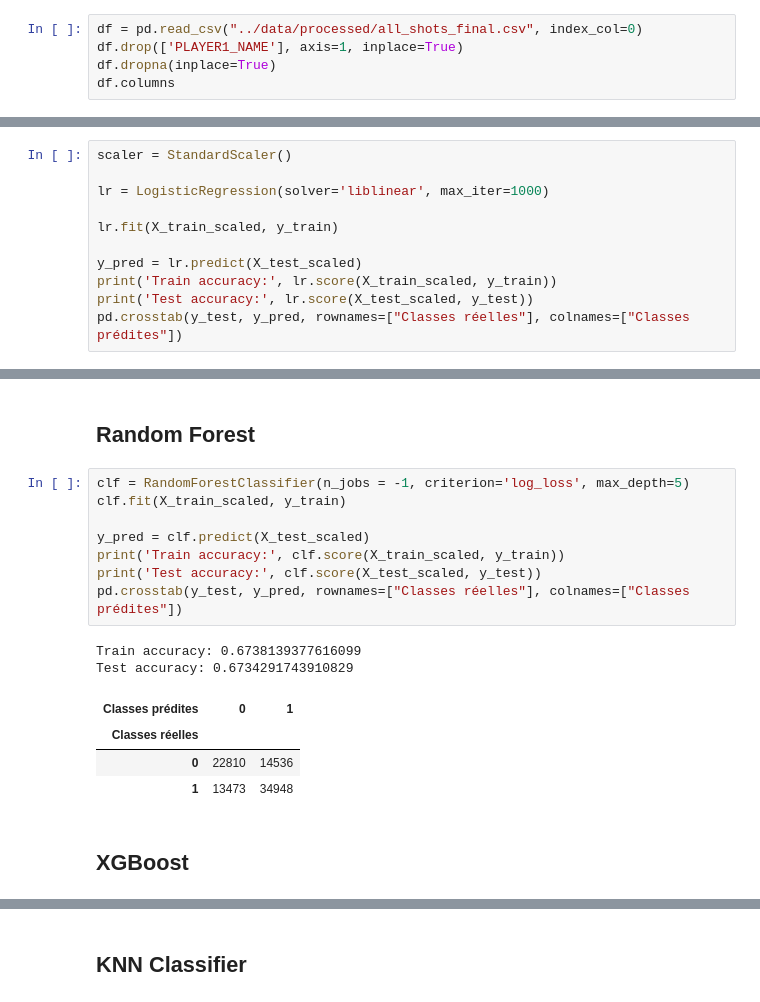
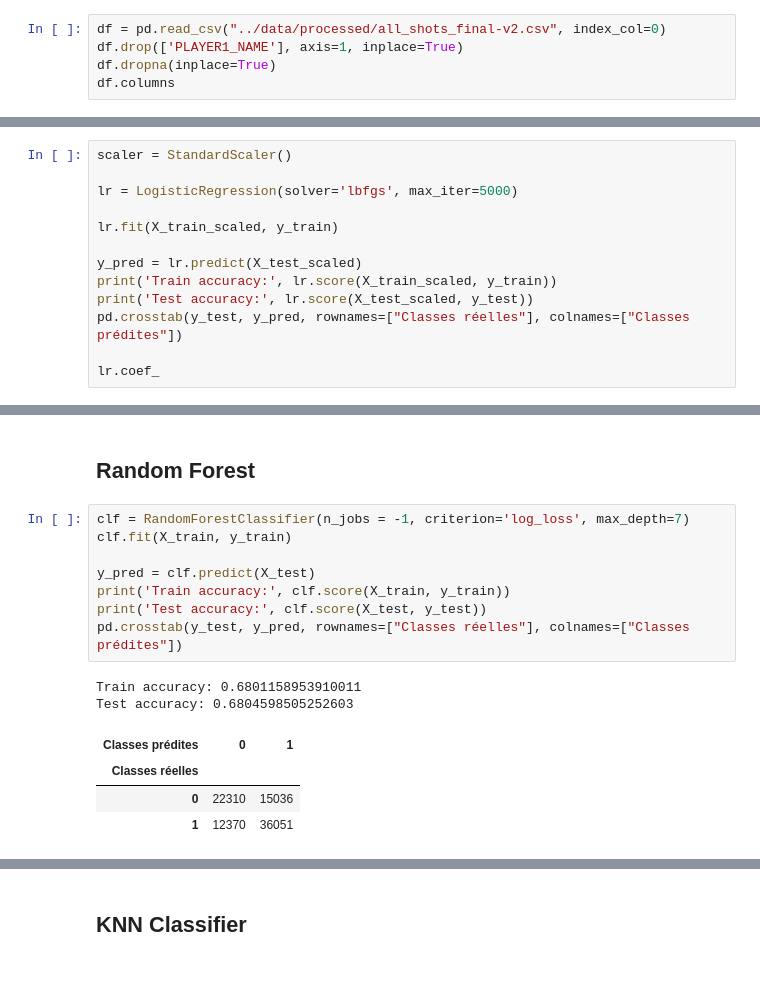
Before and after one commit to DataScientest-Studio/fev24_cds_nba1, a Jupyter notebook: notebooks/6.0-sarah-modelisation-simple.ipynb, the cells around one changed output, grey strips where cells are left out. Drawn from its saved outputs; the diff is of its cells as text; blank space fills up the shorter version.

```diff
--- a/notebooks/6.0-sarah-modelisation-simple.ipynb
+++ b/notebooks/6.0-sarah-modelisation-simple.ipynb
@@ -20,7 +19,7 @@ import seaborn as sns
 sns.set_style("whitegrid")
 pd.set_option('display.max_columns', 500)
 # %%
-df = pd.read_csv("../data/processed/all_shots_final.csv", index_col=0)
+df = pd.read_csv("../data/processed/all_shots_final-v2.csv", index_col=0)
 df.drop(['PLAYER1_NAME'], axis=1, inplace=True)
 df.dropna(inplace=True)
 df.columns
@@ -185,7 +163,7 @@ Best trial:
 # %%
 scaler = StandardScaler()
 
-lr = LogisticRegression(solver='liblinear', max_iter=1000)
+lr = LogisticRegression(solver='lbfgs', max_iter=5000)
 
 lr.fit(X_train_scaled, y_train)
 
@@ -193,4 +171,6 @@ y_pred = lr.predict(X_test_scaled)
 print('Train accuracy:', lr.score(X_train_scaled, y_train))
 print('Test accuracy:', lr.score(X_test_scaled, y_test))
 pd.crosstab(y_test, y_pred, rownames=["Classes réelles"], colnames=["Classes prédites"])
+
+lr.coef_
 # %% [output]
@@ -243,19 +252,17 @@ plt.ylim(-0.8, 0.8)
 # %% [markdown]
 ## Random Forest
 # %%
-clf = RandomForestClassifier(n_jobs = -1, criterion='log_loss', max_depth=5)
-clf.fit(X_train_scaled, y_train)
+clf = RandomForestClassifier(n_jobs = -1, criterion='log_loss', max_depth=7)
+clf.fit(X_train, y_train)
 
-y_pred = clf.predict(X_test_scaled)
-print('Train accuracy:', clf.score(X_train_scaled, y_train))
-print('Test accuracy:', clf.score(X_test_scaled, y_test))
+y_pred = clf.predict(X_test)
+print('Train accuracy:', clf.score(X_train, y_train))
+print('Test accuracy:', clf.score(X_test, y_test))
 pd.crosstab(y_test, y_pred, rownames=["Classes réelles"], colnames=["Classes prédites"])
 # %% [output]
-Train accuracy: 0.6738139377616099
-Test accuracy: 0.6734291743910829
+Train accuracy: 0.6801158953910011
+Test accuracy: 0.6804598505252603
 | Classes prédites | 0 | 1 |
 | Classes réelles |  |  |
-| 0 | 22810 | 14536 |
-| 1 | 13473 | 34948 |
+| 0 | 22310 | 15036 |
+| 1 | 12370 | 36051 |
-# %% [markdown]
-## XGBoost
```
Also changed, not shown: parts of 13 cells of this notebook, 3 other files.
